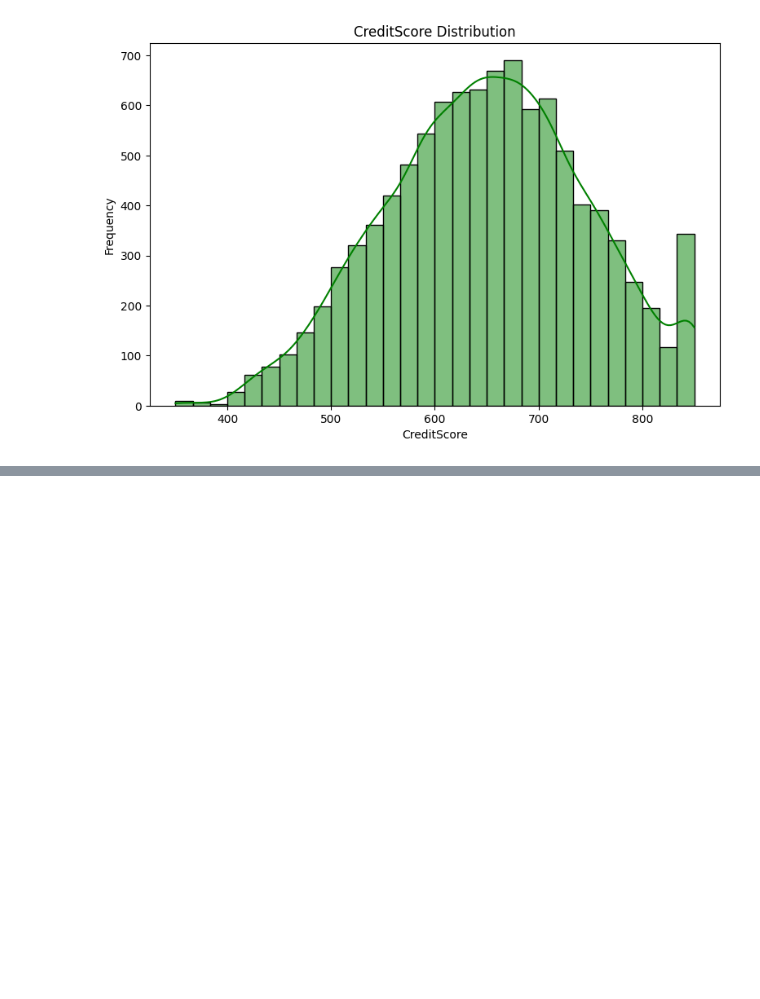
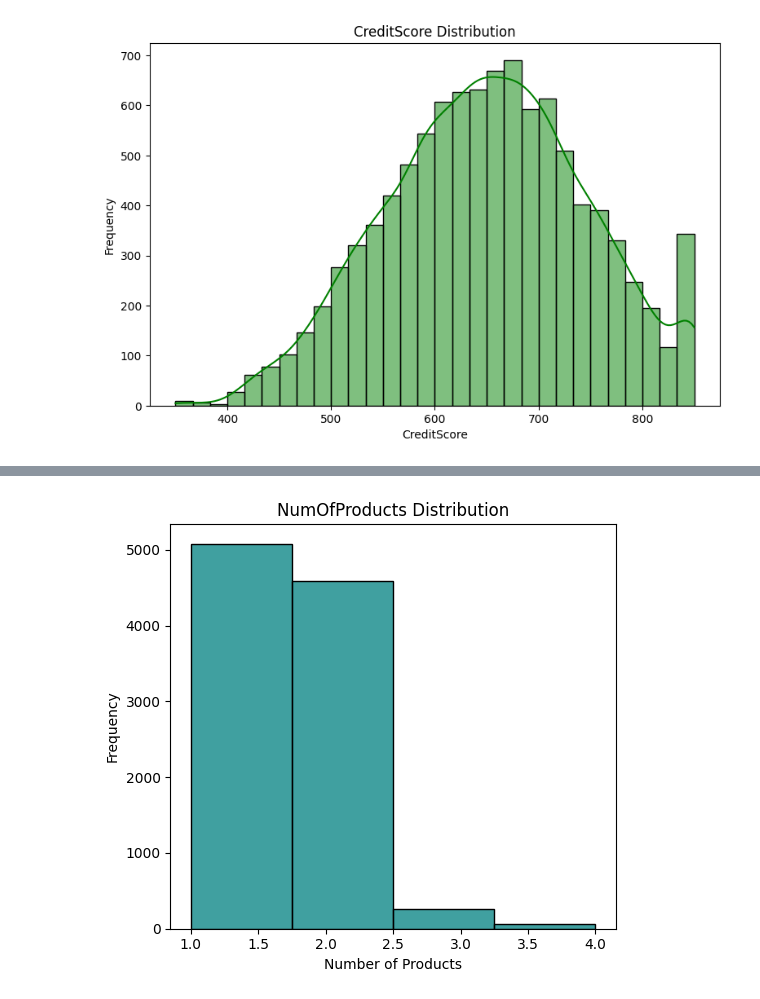
Before and after one commit to ghsaberr/customer-churn-prediction, a Jupyter notebook: customer-churn-prediction.ipynb, the cells around one changed output, grey strips where cells are left out. Drawn from its saved outputs; the diff is of its cells as text; code cells hidden in the pictures; blank space fills up the shorter version.

```diff
--- a/customer-churn-prediction.ipynb
+++ b/customer-churn-prediction.ipynb
@@ -261,0 +267,12 @@ plt.show()
+# %%
+# NumOfProducts histogram
+plt.figure(figsize=(10, 5))
+plt.subplot(1, 2, 2)
+sns.histplot(df['NumOfProducts'], bins=4, kde=False, color='teal')
+plt.title('NumOfProducts Distribution')
+plt.xlabel('Number of Products')
+plt.ylabel('Frequency')
+plt.tight_layout()
+plt.show()
+# %% [output]
+[figure, added]
```
Also changed, not shown: parts of 4 cells of this notebook.
